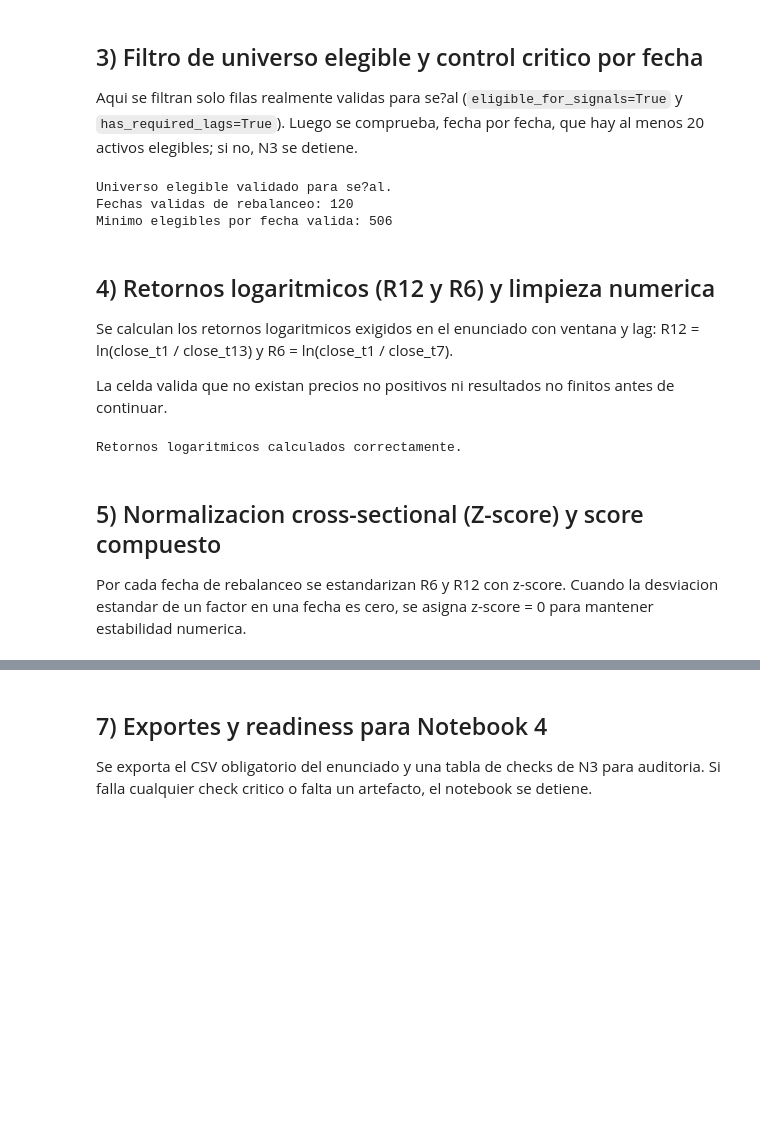
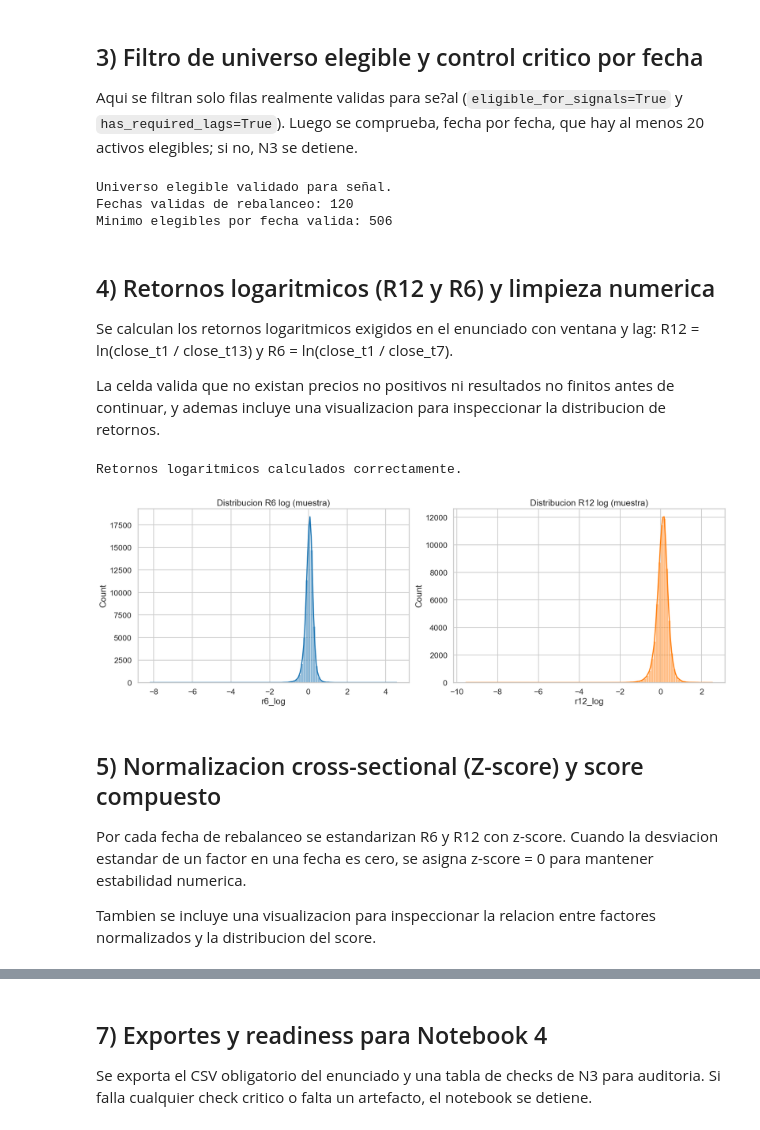
Before and after one commit to DaniPro22/Dise-o-de-Algoritmos-y-Backtesting-Avanzado, a Jupyter notebook: Notebook_3_Implementacion_estrategia.ipynb, the cells around one changed output, grey strips where cells are left out. Cells and saved outputs as stored; diff of their text form; code cells hidden in the pictures; blank space fills up the shorter version.

```diff
--- a/Notebook_3_Implementacion_estrategia.ipynb
+++ b/Notebook_3_Implementacion_estrategia.ipynb
@@ -20,6 +18,11 @@ Asi evitamos exportar una seleccion que incumpla la especificacion.
 # Librerias permitidas por el enunciado para N3.
 import numpy as np
 import pandas as pd
+import matplotlib.pyplot as plt
+import seaborn as sns
+
+# Estilo simple para visualizaciones de control del pipeline de se?ales.
+sns.set_theme(style="whitegrid", context="talk")
 
 # Entradas generadas en N1/N2.
 N2_SIGNALS_INPUT_PATH = "data/processed/n2_signals_input.parquet"
@@ -85,6 +88,7 @@ def load_runtime_params(runtime_path: str) -> dict:
     return dict(zip(runtime_df["parameter"], runtime_df["value"]))
 
 
+# Registro centralizado de checks N3 para auditoria y readiness final.
 n3_check_rows = []
 # %% [markdown]
 ## 2) Carga de artefactos N2 y validacion de esquema
@@ -222,11 +226,11 @@ record_check(
     ),
 )
 
-print("Universo elegible validado para se?al.")
+print("Universo elegible validado para señal.")
 print("Fechas validas de rebalanceo:", len(valid_rebalance_dates))
 print("Minimo elegibles por fecha valida:", min_eligible)
 # %% [output]
-Universo elegible validado para se?al.
+Universo elegible validado para señal.
 Fechas validas de rebalanceo: 120
 Minimo elegibles por fecha valida: 506
 # %% [markdown]
@@ -235,44 +239,67 @@ Minimo elegibles por fecha valida: 506
 Se calculan los retornos logaritmicos exigidos en el enunciado con ventana y lag:
 R12 = ln(close_t1 / close_t13) y R6 = ln(close_t1 / close_t7).
 
-La celda valida que no existan precios no positivos ni resultados no finitos antes de continuar.
+La celda valida que no existan precios no positivos ni resultados no finitos antes de continuar,
+y ademas incluye una visualizacion para inspeccionar la distribucion de retornos.
 # %%
+# Antes de usar logaritmos, validamos que todos los precios lag sean positivos.
 positive_prices = (
     (signals_eligible["close_t1"] > 0)
     & (signals_eligible["close_t7"] > 0)
     & (signals_eligible["close_t13"] > 0)
 )
 
 invalid_price_rows = int((~positive_prices).sum())
 record_check(
     n3_check_rows,
     "lag_prices_positive",
     invalid_price_rows == 0,
     f"invalid_price_rows={invalid_price_rows}",
 )
 
+# Retornos logaritmicos del enunciado, ambos con lag para evitar look-ahead.
 signals_eligible["r12_log"] = np.log(
     signals_eligible["close_t1"] / signals_eligible["close_t13"]
 )
 signals_eligible["r6_log"] = np.log(
     signals_eligible["close_t1"] / signals_eligible["close_t7"]
 )
 
+# Comprobamos que no haya NaN/inf en retornos elegibles.
 returns_finite_mask = np.isfinite(signals_eligible[["r12_log", "r6_log"]]).all(axis=1)
 invalid_return_rows = int((~returns_finite_mask).sum())
 record_check(
     n3_check_rows,
     "log_returns_finite",
     invalid_return_rows == 0,
     f"invalid_return_rows={invalid_return_rows}",
 )
 
+# Visual de control: distribucion de retornos (muestra para mantener ejecucion rapida).
+returns_plot_df = signals_eligible[["r6_log", "r12_log"]].copy()
+plot_sample_n = min(180000, len(returns_plot_df))
+if plot_sample_n < len(returns_plot_df):
+    returns_plot_df = returns_plot_df.sample(n=plot_sample_n, random_state=42)
+
+fig, axes = plt.subplots(1, 2, figsize=(18, 6), constrained_layout=True)
+
+sns.histplot(returns_plot_df["r6_log"], bins=100, kde=True, ax=axes[0], color="#1f77b4")
+axes[0].set_title("Distribucion R6 log (muestra)")
+axes[0].set_xlabel("r6_log")
+
+sns.histplot(returns_plot_df["r12_log"], bins=100, kde=True, ax=axes[1], color="#ff7f0e")
+axes[1].set_title("Distribucion R12 log (muestra)")
+axes[1].set_xlabel("r12_log")
+
 print("Retornos logaritmicos calculados correctamente.")
 # %% [output]
 Retornos logaritmicos calculados correctamente.
+[figure, added]
 # %% [markdown]
 ## 5) Normalizacion cross-sectional (Z-score) y score compuesto
 
 Por cada fecha de rebalanceo se estandarizan R6 y R12 con z-score.
 Cuando la desviacion estandar de un factor en una fecha es cero, se asigna z-score = 0 para mantener estabilidad numerica.
+
+Tambien se incluye una visualizacion para inspeccionar la relacion entre factores normalizados y la distribucion del score.
 # %%
```
Also changed, not shown: parts of 6 cells of this notebook, 1 other file.
